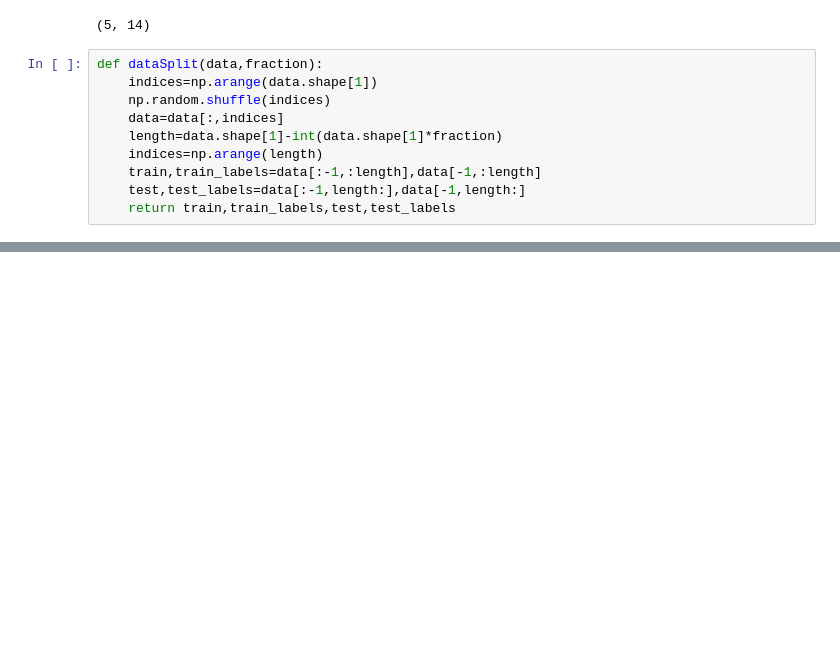
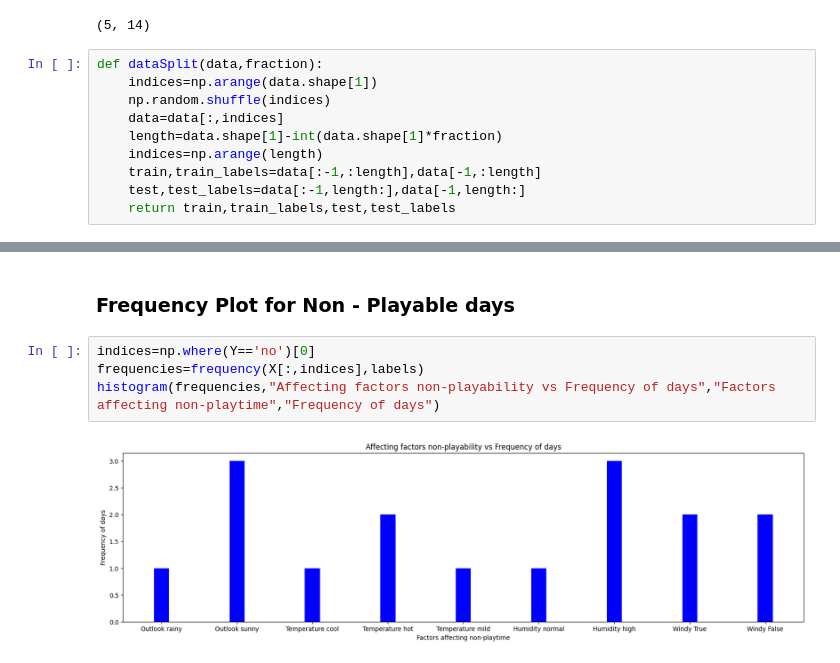
Before and after one commit to Nailsonseat/Machine-Learning, a Jupyter notebook: NaiveBayes.ipynb, the cells around one changed output, grey strips where cells are left out. Cells and saved outputs as stored; diff of their text form; blank space fills up the shorter version.

```diff
--- a/NaiveBayes.ipynb
+++ b/NaiveBayes.ipynb
@@ -72,0 +110,8 @@ pd.DataFrame(X)
+# %% [markdown]
+### Frequency Plot for Non - Playable days
+# %%
+indices=np.where(Y=='no')[0]
+frequencies=frequency(X[:,indices],labels)
+histogram(frequencies,"Affecting factors non-playability vs Frequency of days","Factors affecting non-playtime","Frequency of days")
+# %% [output]
+[figure, added]
```
Also changed, not shown: parts of 12 cells of this notebook.
